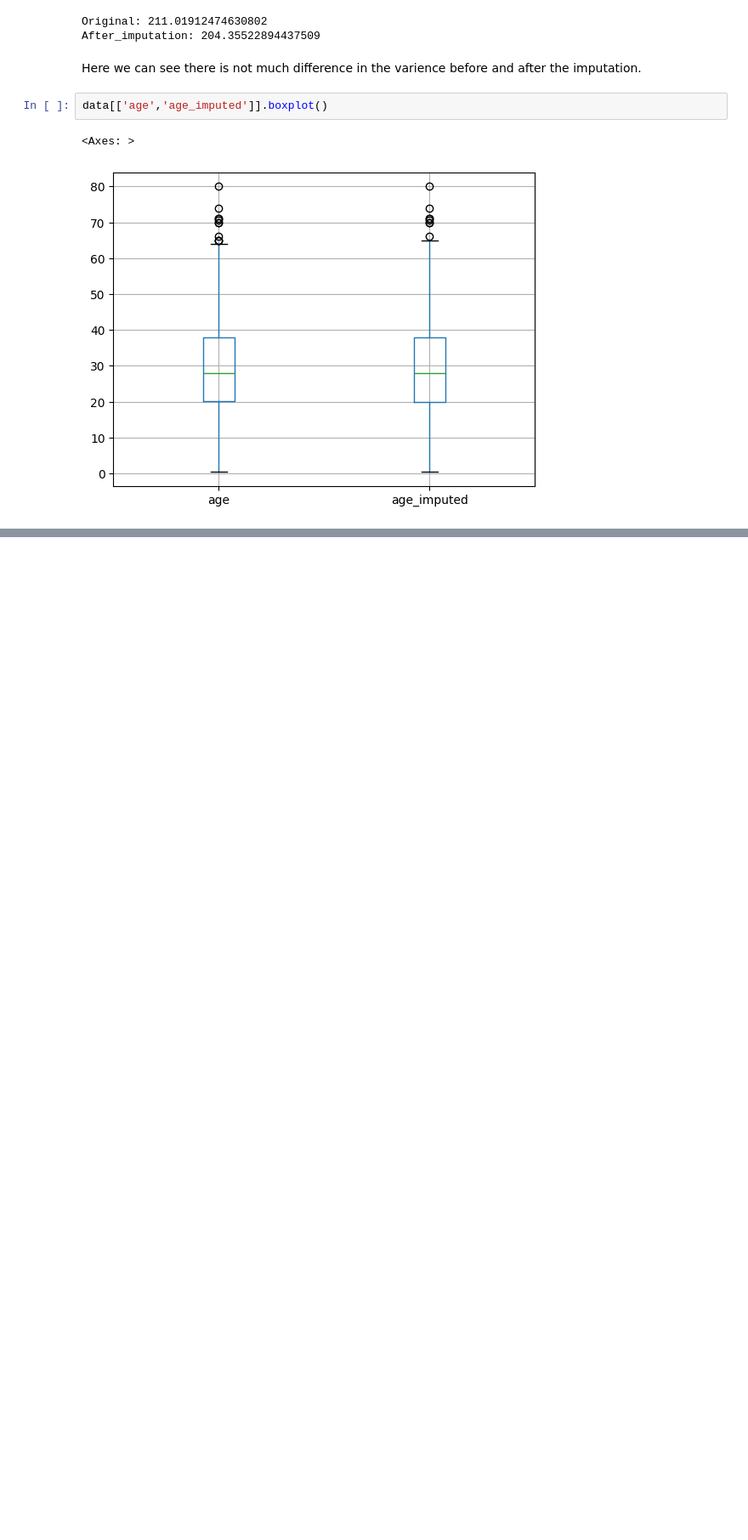
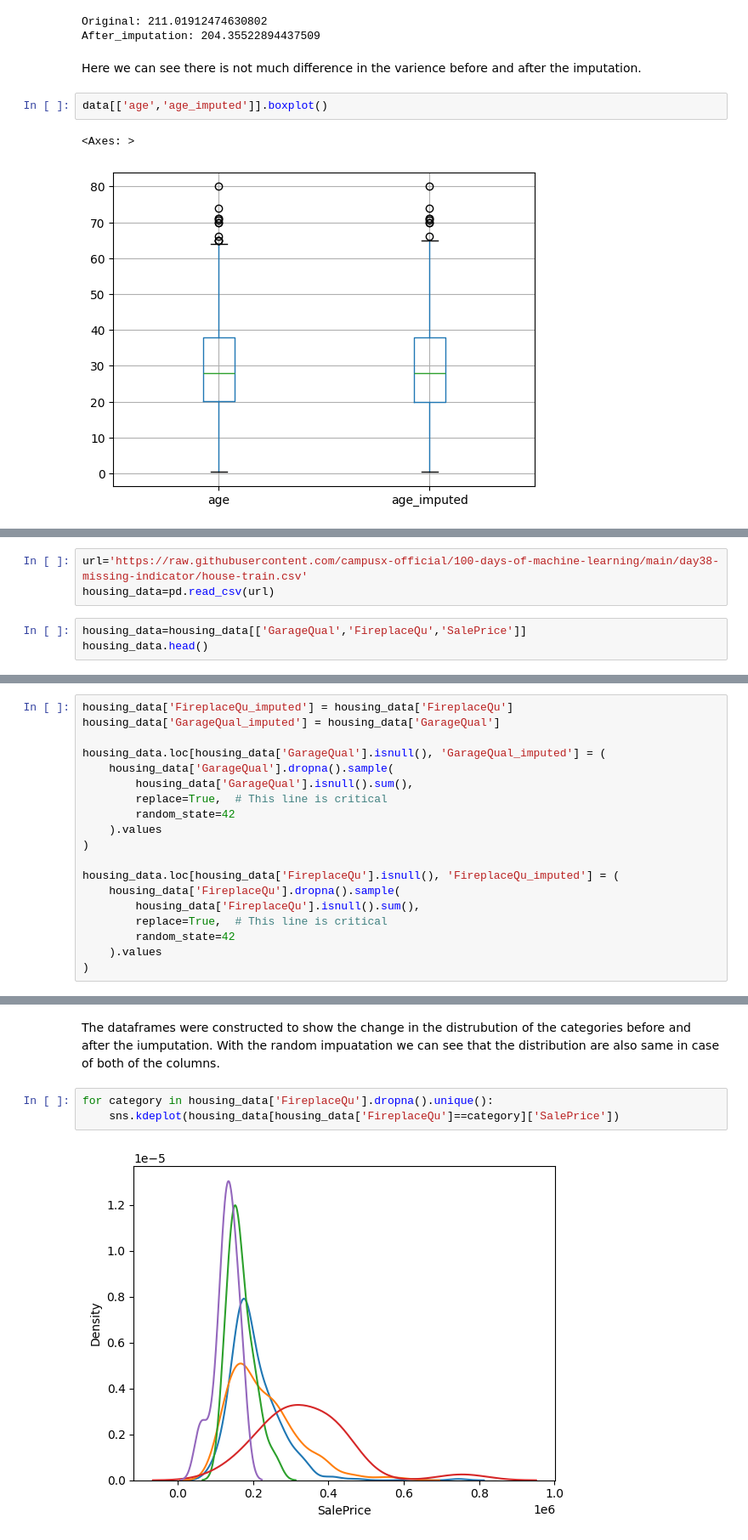
Before and after one commit to khanalasmit/machinelearning, a Jupyter notebook: random_imputation.ipynb, the cells around one changed output, grey strips where cells are left out. Shown at 85% size. Drawn from its saved outputs; the diff is of its cells as text; blank space fills up the shorter version.

Commit message:
changes to the random imputation notebook

```diff
--- a/random_imputation.ipynb
+++ b/random_imputation.ipynb
@@ -128,0 +111,6 @@ dtype: int64
+# %%
+url='https://raw.githubusercontent.com/campusx-official/100-days-of-machine-learning/main/day38-missing-indicator/house-train.csv'
+housing_data=pd.read_csv(url)
+# %%
+housing_data=housing_data[['GarageQual','FireplaceQu','SalePrice']]
+housing_data.head()
@@ -128,0 +131,19 @@ dtype: int64
+# %%
+housing_data['FireplaceQu_imputed'] = housing_data['FireplaceQu']
+housing_data['GarageQual_imputed'] = housing_data['GarageQual']
+
+housing_data.loc[housing_data['GarageQual'].isnull(), 'GarageQual_imputed'] = (
+    housing_data['GarageQual'].dropna().sample(
+        housing_data['GarageQual'].isnull().sum(),
+        replace=True,  # This line is critical
+        random_state=42
+    ).values
+)
+
+housing_data.loc[housing_data['FireplaceQu'].isnull(), 'FireplaceQu_imputed'] = (
+    housing_data['FireplaceQu'].dropna().sample(
+        housing_data['FireplaceQu'].isnull().sum(),
+        replace=True,  # This line is critical
+        random_state=42
+    ).values
+)
@@ -128,0 +203,7 @@ dtype: int64
+# %% [markdown]
+The dataframes were constructed to show the change in the distrubution of the categories before and after the iumputation. With the random impuatation we can see that the distribution are also same in case of both of the columns.
+# %%
+for category in housing_data['FireplaceQu'].dropna().unique():
+    sns.kdeplot(housing_data[housing_data['FireplaceQu']==category]['SalePrice'])
+# %% [output]
+[figure, added]
```
Also changed, not shown: parts of 12 cells of this notebook.
